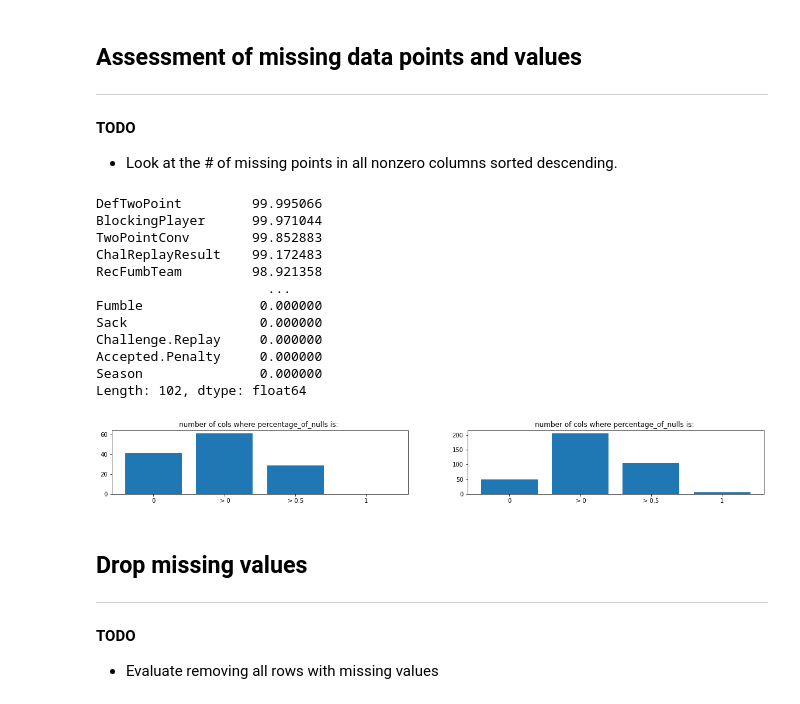
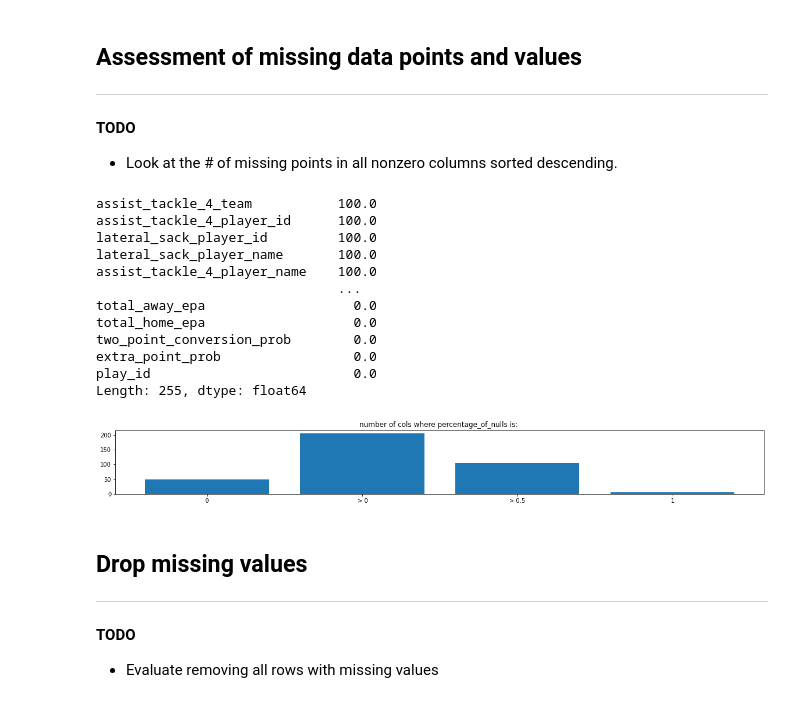
Before and after one commit to matiasnferrero/kaggle-exercises, a Jupyter notebook: data-engineering/1. handling-missing-data.ipynb, the cells around one changed output. Drawn from its saved outputs; the diff is of its cells as text; code cells hidden in the pictures.

Commit message:
cleanup

```diff
--- a/data-engineering/1. handling-missing-data.ipynb
+++ b/data-engineering/1. handling-missing-data.ipynb
@@ -59,9 +77,5 @@ ________
 # %%
 ### REPLACE WITH YOUR PATH
 BASE_PATH = '/home/matias/data/kaggle/NFL Play by Play 2009-2016/archive'
-
-# Note that df3 and df4 seem to have the same schema. But not df5
-df3 = build_df_from_csv('NFL Play by Play 2009-2016 (v3).csv', BASE_PATH, clean_headers = False)
-df4 = build_df_from_csv('NFL Play by Play 2009-2017 (v4).csv', BASE_PATH, clean_headers = False)
-df5 = build_df_from_csv('NFL Play by Play 2009-2018 (v5).csv', BASE_PATH, clean_headers = False)
+df = build_df_from_csv('NFL Play by Play 2009-2018 (v5).csv', BASE_PATH, clean_headers = False)
 # %% [output]
@@ -173,32 +129,27 @@ ____
 
 * Look at the # of missing points in all nonzero columns sorted descending.
 # %%
-print_number_of_missing_points_in_descending_order(df34)
+print_number_of_missing_points_in_descending_order(df)
 # %% [output]
-DefTwoPoint         99.995066
-BlockingPlayer      99.971044
-TwoPointConv        99.852883
-ChalReplayResult    99.172483
-RecFumbTeam         98.921358
-                      ...
-Fumble               0.000000
-Sack                 0.000000
-Challenge.Replay     0.000000
-Accepted.Penalty     0.000000
-Season               0.000000
-Length: 102, dtype: float64
+assist_tackle_4_team           100.0
+assist_tackle_4_player_id      100.0
+lateral_sack_player_id         100.0
+lateral_sack_player_name       100.0
+assist_tackle_4_player_name    100.0
+                               ...
+total_away_epa                   0.0
+total_home_epa                   0.0
+two_point_conversion_prob        0.0
+extra_point_prob                 0.0
+play_id                          0.0
+Length: 255, dtype: float64
-# %%
-# df34 (left)
-# A fair share of cols are totally solid (pc of nulls = 0)
-# No col is totally empty (pc of nulls = 1)
-
-# df5 (right)
-# Few cols are totally solid
-# Even fewer are totally empty
-
-plot_and_compare_pc_of_nulls(df34, df5)
-# %% [output]
-[figure, removed]
+# %%
+# ca 50 cols are totally solid
+# Few are totally empty
+
+plot_pc_of_nulls(df)
+# %% [output]
+[figure, added]
 # %% [markdown]
 ## Drop missing values
 ___
```
Also changed, not shown: parts of 17 cells of this notebook, 3 other files.
